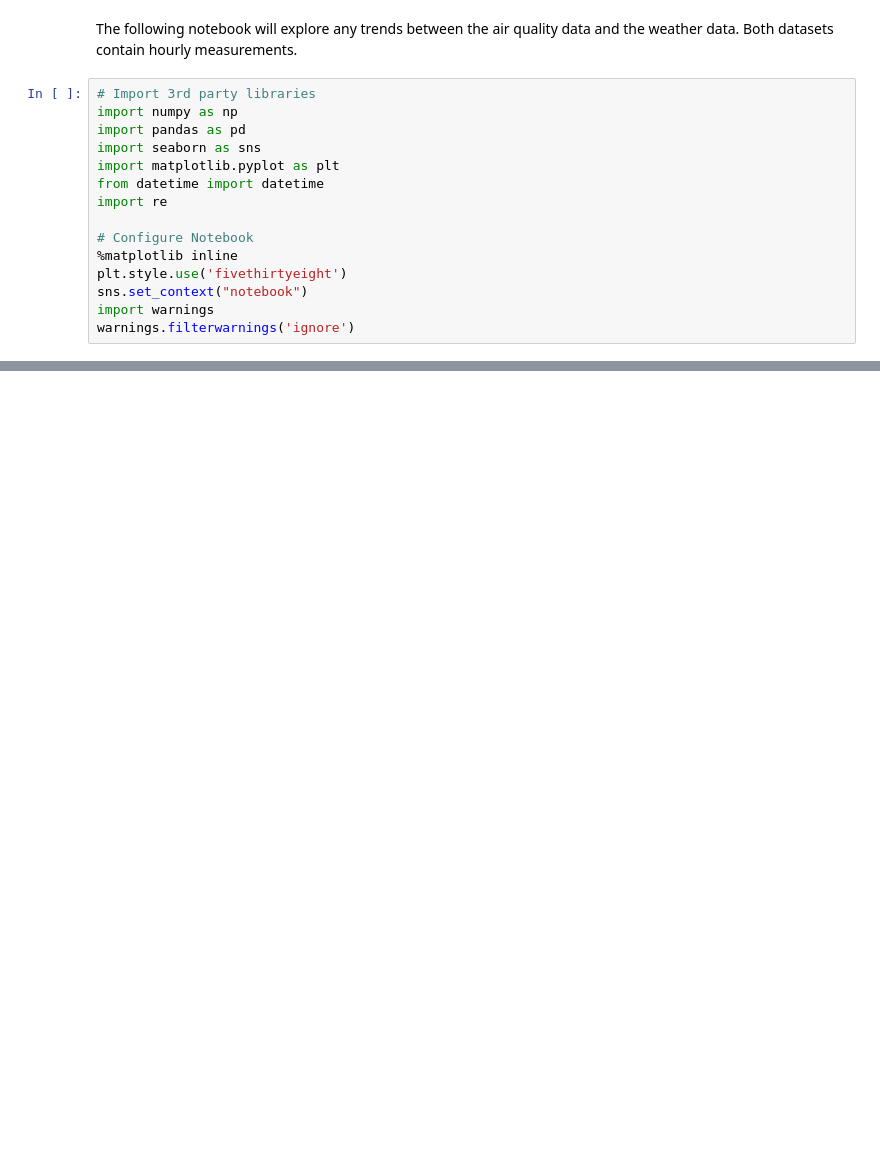
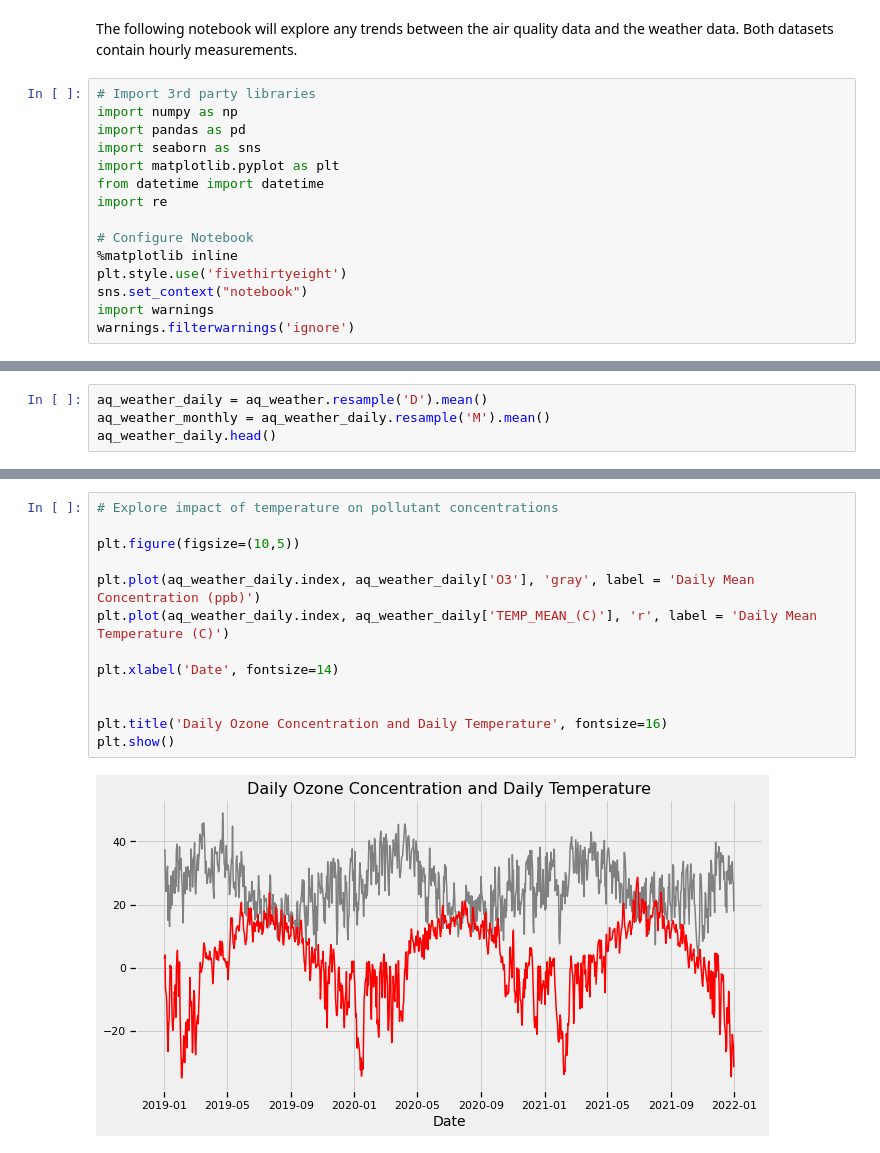
Before and after one commit to mirandadoris/CIV1498_Project2_Pythoneers, a Jupyter notebook: 2-Analysis/Weather_AQ_Analysis.ipynb, the cells around one changed output, grey strips where cells are left out. Drawn from its saved outputs; the diff is of its cells as text; blank space fills up the shorter version.

```diff
--- a/2-Analysis/Weather_AQ_Analysis.ipynb
+++ b/2-Analysis/Weather_AQ_Analysis.ipynb
@@ -53,0 +86,4 @@ None
+# %%
+aq_weather_daily = aq_weather.resample('D').mean()
+aq_weather_monthly = aq_weather_daily.resample('M').mean()
+aq_weather_daily.head()
@@ -53,0 +98,15 @@ None
+# %%
+# Explore impact of temperature on pollutant concentrations
+
+plt.figure(figsize=(10,5))
+
+plt.plot(aq_weather_daily.index, aq_weather_daily['O3'], 'gray', label = 'Daily Mean Concentration (ppb)')
+plt.plot(aq_weather_daily.index, aq_weather_daily['TEMP_MEAN_(C)'], 'r', label = 'Daily Mean Temperature (C)')
+
+plt.xlabel('Date', fontsize=14)
+
+
+plt.title('Daily Ozone Concentration and Daily Temperature', fontsize=16)
+plt.show()
+# %% [output]
+[figure, added]
```
Also changed, not shown: parts of 6 cells of this notebook.
